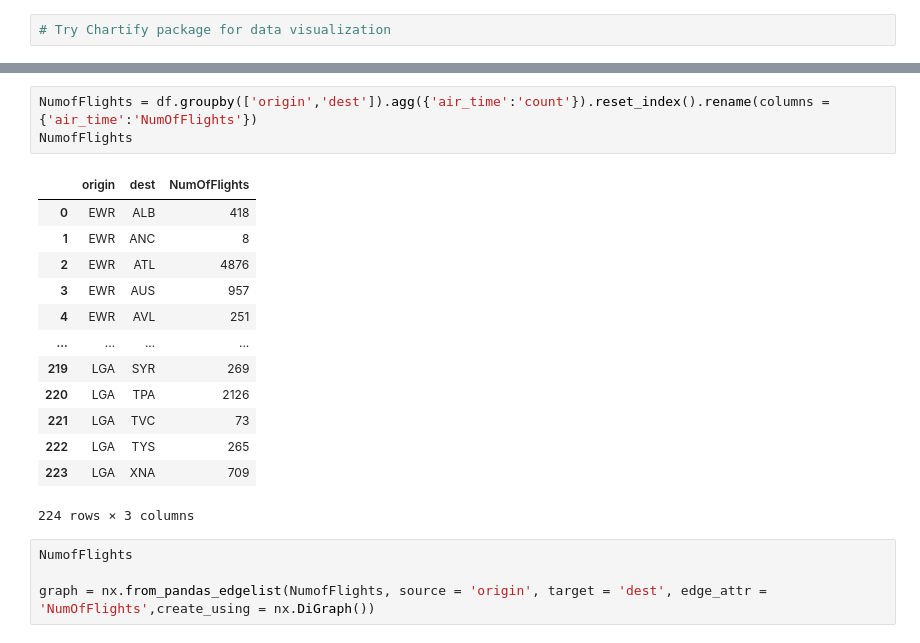
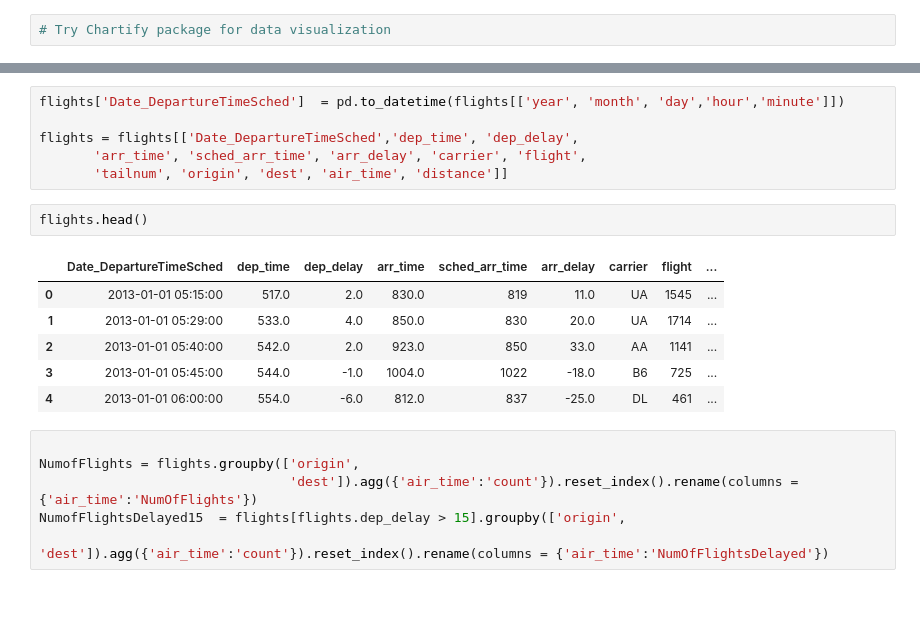
Before and after one commit to SashaSvet/Statistics-Msc, a Jupyter notebook: Statistical Data Analysis/Lab - 1 .ipynb, the cells around one changed output, grey strips where cells are left out. Saved outputs shown, nothing was run; the diff lists cells and outputs as text; blank space fills up the shorter version.

```diff
--- a/Statistical Data Analysis/Lab - 1 .ipynb
+++ b/Statistical Data Analysis/Lab - 1 .ipynb
@@ -109,21 +133,21 @@ a[a.lat == 0]
+# %%
+flights['Date_DepartureTimeSched']  = pd.to_datetime(flights[['year', 'month', 'day','hour','minute']])
+
+flights = flights[['Date_DepartureTimeSched','dep_time', 'dep_delay',
+       'arr_time', 'sched_arr_time', 'arr_delay', 'carrier', 'flight',
+       'tailnum', 'origin', 'dest', 'air_time', 'distance']]
+# %%
+flights.head()
+# %% [output]
+|  | Date_DepartureTimeSched | dep_time | dep_delay | arr_time | sched_arr_time | arr_delay | carrier | flight | ... |
+| 0 | 2013-01-01 05:15:00 | 517.0 | 2.0 | 830.0 | 819 | 11.0 | UA | 1545 | ... |
+| 1 | 2013-01-01 05:29:00 | 533.0 | 4.0 | 850.0 | 830 | 20.0 | UA | 1714 | ... |
+| 2 | 2013-01-01 05:40:00 | 542.0 | 2.0 | 923.0 | 850 | 33.0 | AA | 1141 | ... |
+| 3 | 2013-01-01 05:45:00 | 544.0 | -1.0 | 1004.0 | 1022 | -18.0 | B6 | 725 | ... |
+| 4 | 2013-01-01 06:00:00 | 554.0 | -6.0 | 812.0 | 837 | -25.0 | DL | 461 | ... |
 # %%
-NumofFlights = df.groupby(['origin','dest']).agg({'air_time':'count'}).reset_index().rename(columns = {'air_time':'NumOfFlights'})
-NumofFlights
+
+NumofFlights = flights.groupby(['origin',
+                                'dest']).agg({'air_time':'count'}).reset_index().rename(columns = {'air_time':'NumOfFlights'})
+NumofFlightsDelayed15  = flights[flights.dep_delay > 15].groupby(['origin',
+                                                                  'dest']).agg({'air_time':'count'}).reset_index().rename(columns = {'air_time':'NumOfFlightsDelayed'})
-# %% [output]
-|  | origin | dest | NumOfFlights |
-| 0 | EWR | ALB | 418 |
-| 1 | EWR | ANC | 8 |
-| 2 | EWR | ATL | 4876 |
-| 3 | EWR | AUS | 957 |
-| 4 | EWR | AVL | 251 |
-| ... | ... | ... | ... |
-| 219 | LGA | SYR | 269 |
-| 220 | LGA | TPA | 2126 |
-| 221 | LGA | TVC | 73 |
-| 222 | LGA | TYS | 265 |
-| 223 | LGA | XNA | 709 |
-224 rows × 3 columns
-# %%
-NumofFlights
-
-graph = nx.from_pandas_edgelist(NumofFlights, source = 'origin', target = 'dest', edge_attr = 'NumOfFlights',create_using = nx.DiGraph())
```
Also changed, not shown: parts of 28 cells of this notebook.
